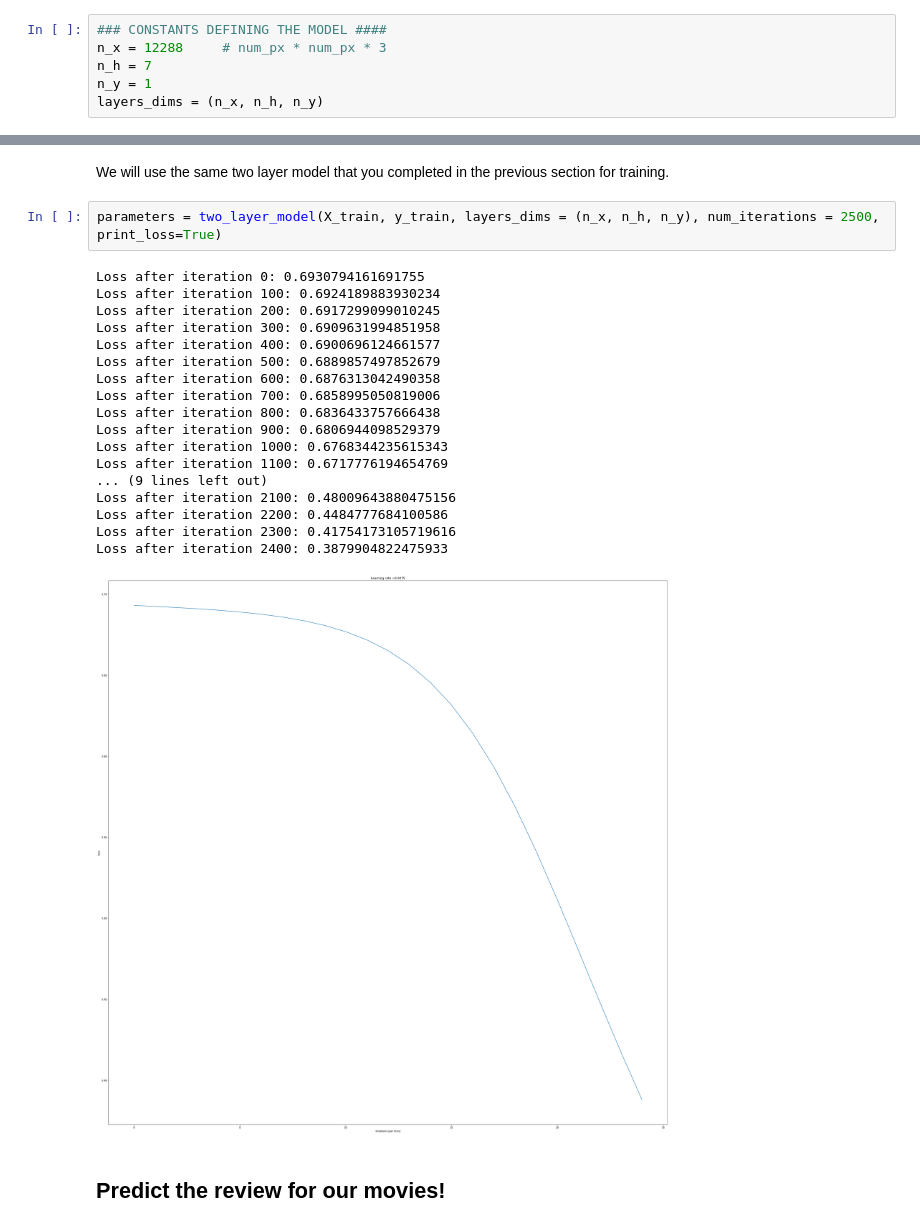
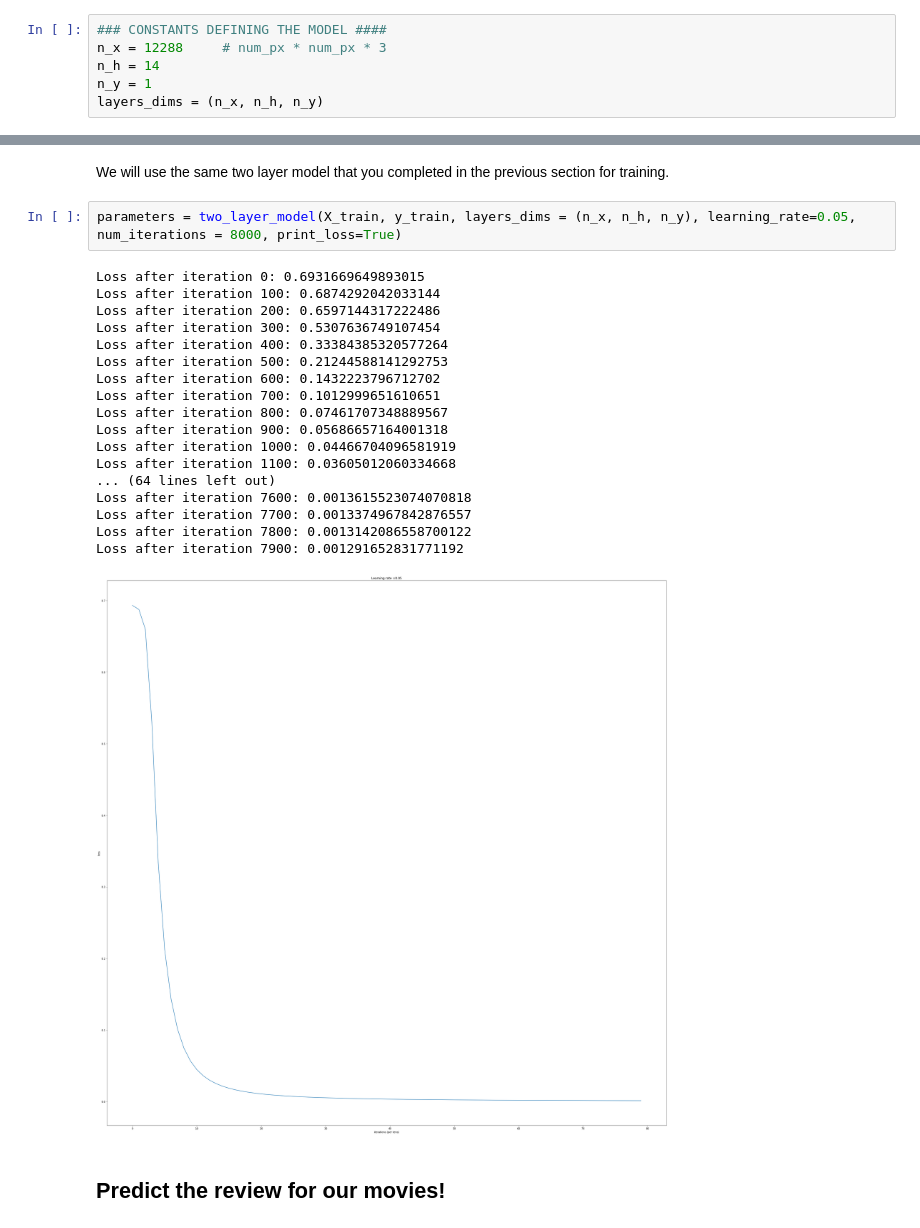
Before and after one commit to arp95/neural_network_from_scratch, a Jupyter notebook: Code/nn.ipynb, the cells around one changed output, grey strips where cells are left out. Cells and saved outputs as stored; diff of their text form.

```diff
--- a/Code/nn.ipynb
+++ b/Code/nn.ipynb
@@ -858,7 +858,7 @@ def update_parameters(parameters, grads, learning_rate):
 # %%
 ### CONSTANTS DEFINING THE MODEL ####
 n_x = 12288     # num_px * num_px * 3
-n_h = 7
+n_h = 14
 n_y = 1
 layers_dims = (n_x, n_h, n_y)
 # %%
@@ -1259,26 +1313,26 @@ layers_dims = (n_x, n_h, n_y)
 # %% [markdown]
 We will use the same two layer model that you completed in the previous section for training.
 # %%
-parameters = two_layer_model(X_train, y_train, layers_dims = (n_x, n_h, n_y), num_iterations = 2500, print_loss=True)
+parameters = two_layer_model(X_train, y_train, layers_dims = (n_x, n_h, n_y), learning_rate=0.05, num_iterations = 8000, print_loss=True)
 # %% [output]
-Loss after iteration 0: 0.6930794161691755
-Loss after iteration 100: 0.6924189883930234
-Loss after iteration 200: 0.6917299099010245
-Loss after iteration 300: 0.6909631994851958
-Loss after iteration 400: 0.6900696124661577
-Loss after iteration 500: 0.6889857497852679
-Loss after iteration 600: 0.6876313042490358
-Loss after iteration 700: 0.6858995050819006
-Loss after iteration 800: 0.6836433757666438
-Loss after iteration 900: 0.6806944098529379
-Loss after iteration 1000: 0.6768344235615343
-Loss after iteration 1100: 0.6717776194654769
-... (9 lines left out)
-Loss after iteration 2100: 0.48009643880475156
-Loss after iteration 2200: 0.4484777684100586
-Loss after iteration 2300: 0.41754173105719616
-Loss after iteration 2400: 0.3879904822475933
+Loss after iteration 0: 0.6931669649893015
+Loss after iteration 100: 0.6874292042033144
+Loss after iteration 200: 0.6597144317222486
+Loss after iteration 300: 0.5307636749107454
+Loss after iteration 400: 0.33384385320577264
+Loss after iteration 500: 0.21244588141292753
+Loss after iteration 600: 0.1432223796712702
+Loss after iteration 700: 0.1012999651610651
+Loss after iteration 800: 0.07461707348889567
+Loss after iteration 900: 0.05686657164001318
+Loss after iteration 1000: 0.04466704096581919
+Loss after iteration 1100: 0.03605012060334668
+... (64 lines left out)
+Loss after iteration 7600: 0.0013615523074070818
+Loss after iteration 7700: 0.0013374967842876557
+Loss after iteration 7800: 0.0013142086558700122
+Loss after iteration 7900: 0.001291652831771192
-[figure, old version]
+[figure, new version]
 # %% [markdown]
 ## Predict the review for our movies!
 # %%
```
Also changed, not shown: parts of 12 cells of this notebook.
